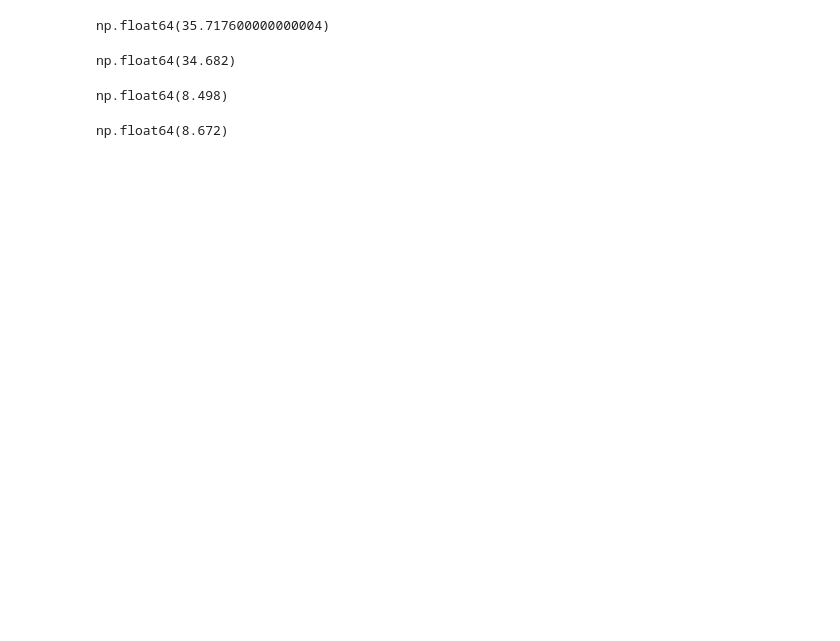
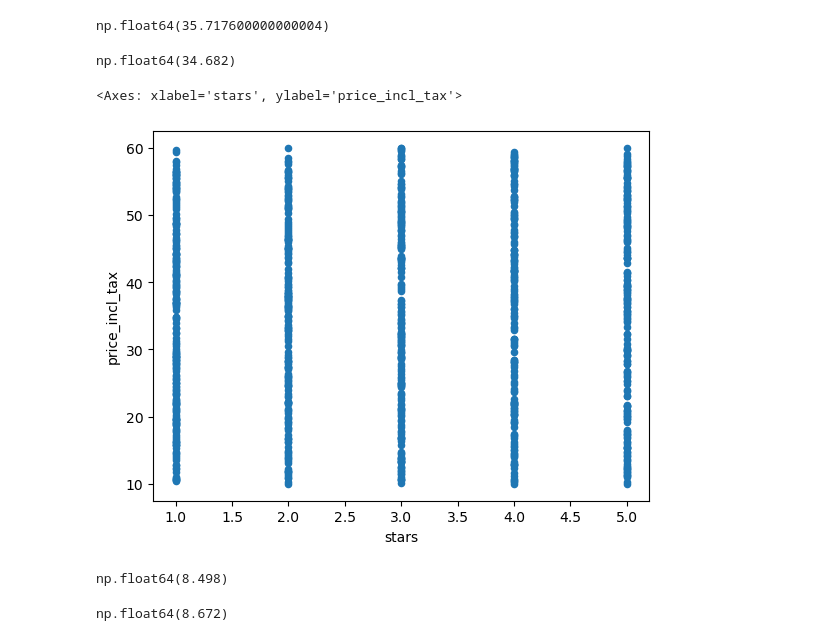
Before and after one commit to JavoxirAI/bookspider, a Jupyter notebook: bookspider.ipynb, the cells around one changed output. Saved outputs shown, nothing was run; the diff lists cells and outputs as text; code cells hidden in the pictures; blank space fills up the shorter version.

```diff
--- a/bookspider.ipynb
+++ b/bookspider.ipynb
@@ -141,6 +148,11 @@ np.float64(35.717600000000004)
 df[df['stars'] <= stars_med]['price_incl_tax'].mean()
 # %% [output]
 np.float64(34.682)
+# %%
+df.plot(x='stars', y='price_incl_tax', kind='scatter')
+# %% [output]
+<Axes: xlabel='stars', ylabel='price_incl_tax'>
+[figure, added]
 # %%
 # 3
 # %%
```
Also changed, not shown: parts of 19 cells of this notebook.
